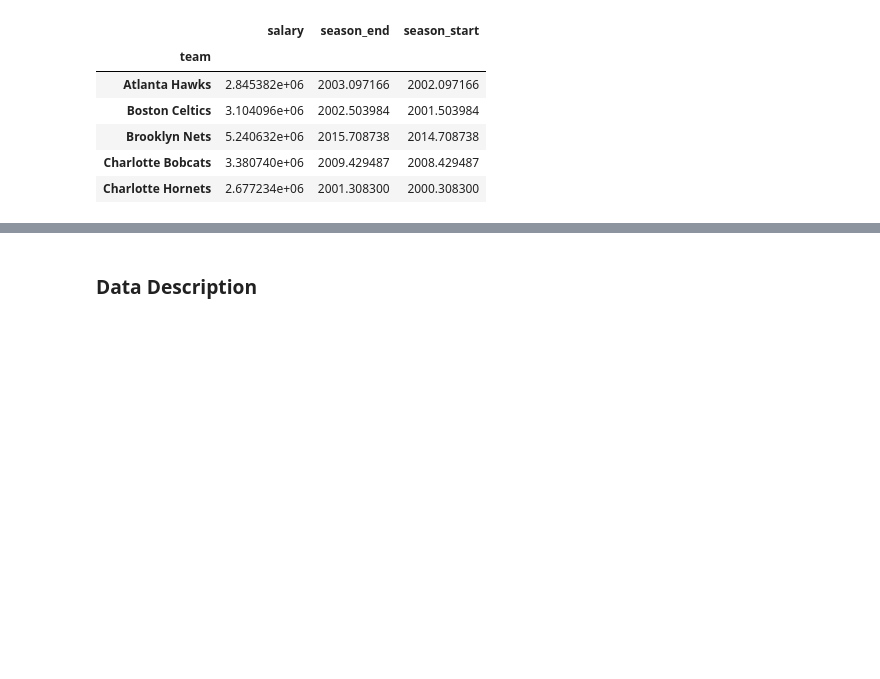
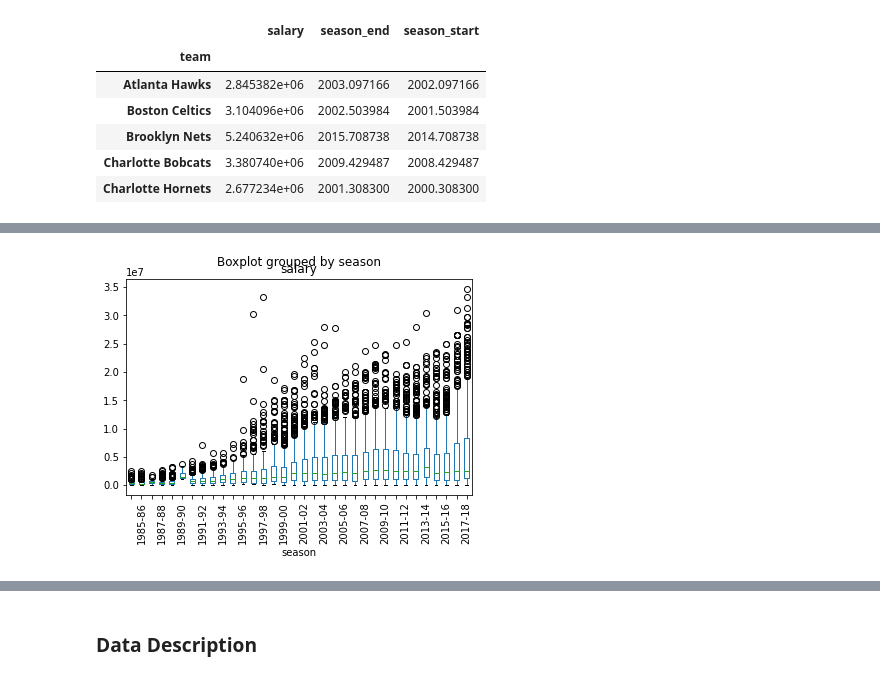
Before and after one commit to frannie-lach/info2950, a Jupyter notebook: NBA.ipynb, the cells around one changed output, grey strips where cells are left out. Cells and saved outputs as stored; diff of their text form; code cells hidden in the pictures; blank space fills up the shorter version.

```diff
--- a/NBA.ipynb
+++ b/NBA.ipynb
@@ -75,0 +90,10 @@ plt.show()
+# %%
+nba_data.boxplot(by ='season', column = ['salary'], grid=False)
+ax = plt.gca()
+#plt.axis([0,24,0,50])
+plt.xticks(rotation=90)
+for i in ax.get_xaxis().get_ticklabels()[::2]:
+    i.set_visible(False)
+plt.show()
+# %% [output]
+[figure, added]
```
Also changed, not shown: parts of 3 cells of this notebook.
